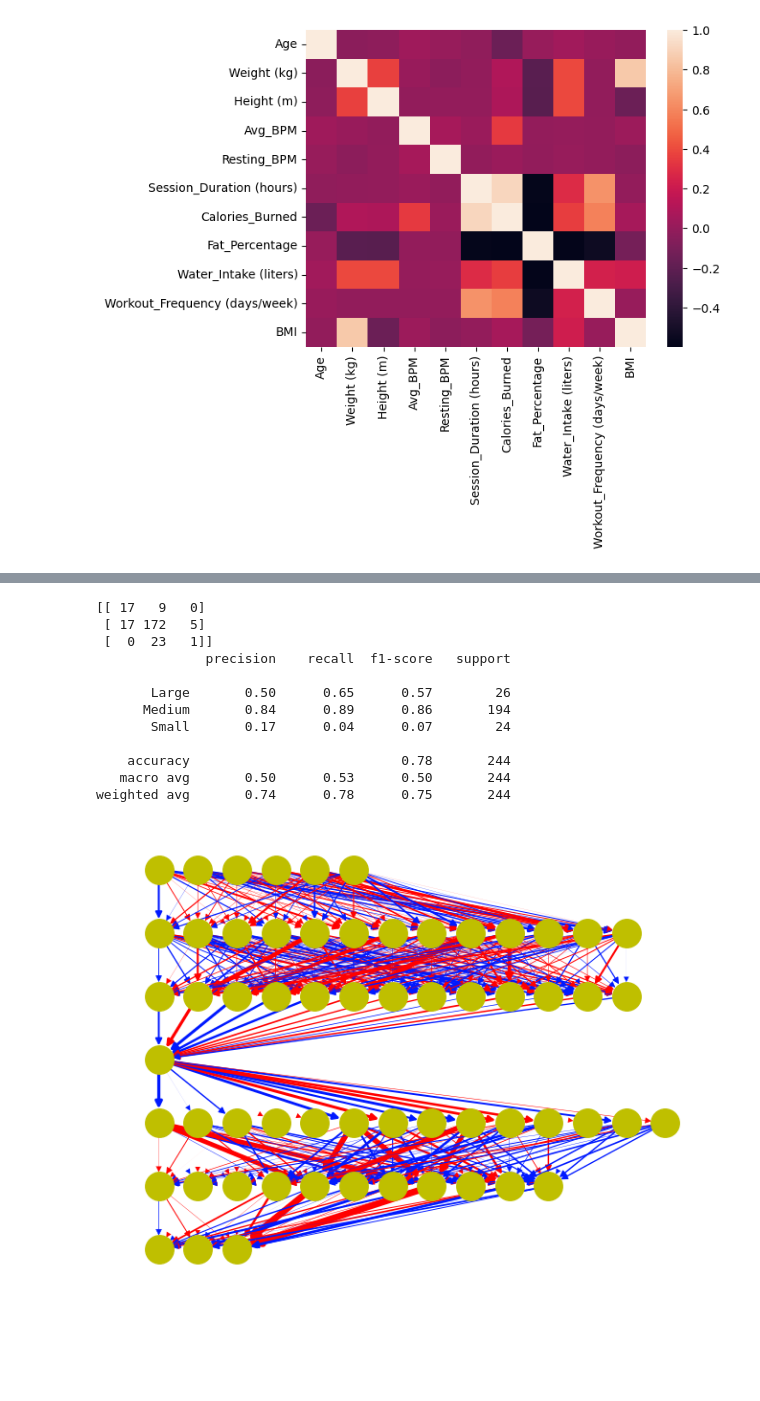
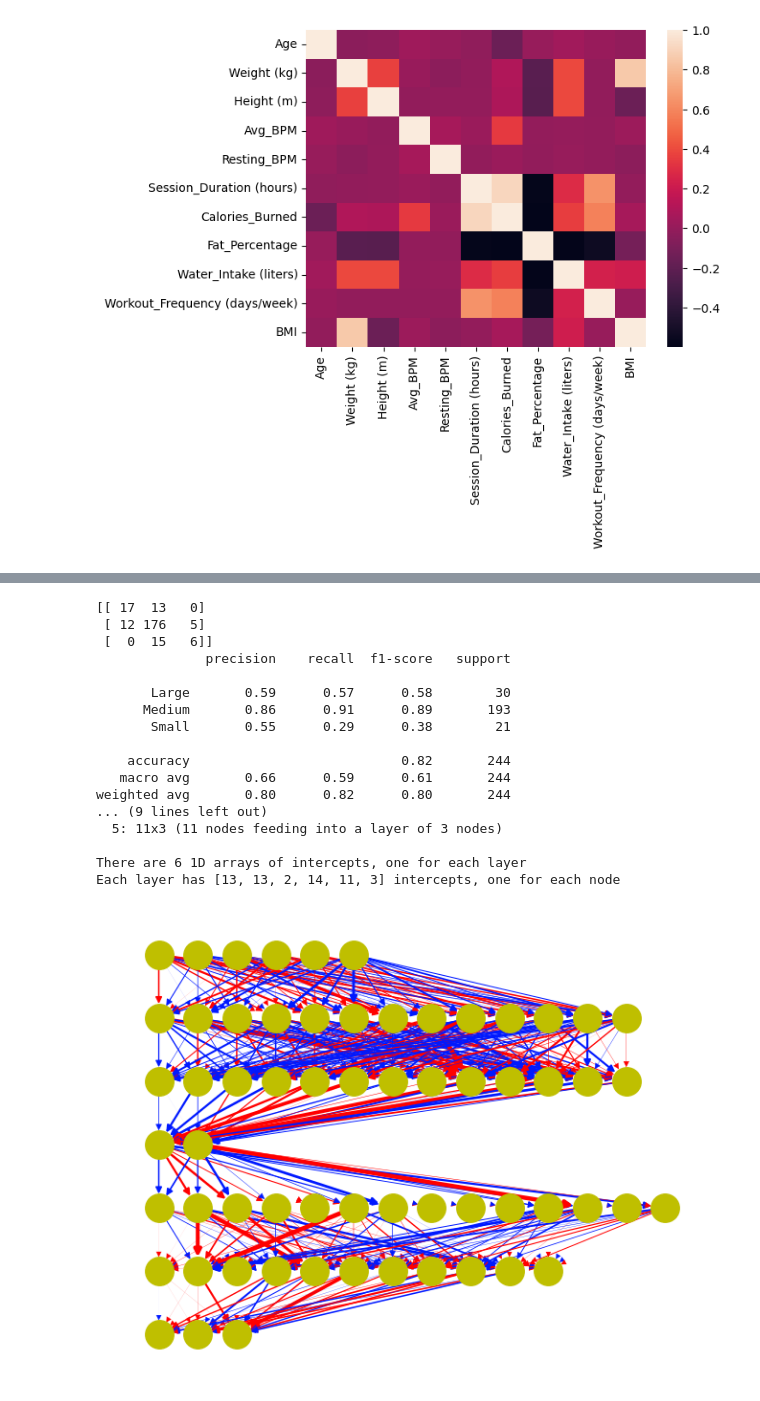
Before and after one commit to LaytonWashburn/CS5830_Project8, a Jupyter notebook: project8.ipynb, the cells around one changed output, grey strips where cells are left out. Drawn from its saved outputs; the diff is of its cells as text; code cells hidden in the pictures; blank space fills up the shorter version.

```diff
--- a/project8.ipynb
+++ b/project8.ipynb
@@ -167,21 +167,26 @@ def makeNetwork(hiddenLayer):
     print('Each layer has {} intercepts, one for each node'.format([len(mlp.intercepts_[l]) for l,_ in enumerate(mlp.intercepts_)]))
     show_ann(mlp)
 # %%
-makeNetwork((13, 13, 1, 14, 11))
+makeNetwork((13, 13, 2, 14, 11))
 # %% [output]
-[[ 17   9   0]
- [ 17 172   5]
- [  0  23   1]]
+[[ 17  13   0]
+ [ 12 176   5]
+ [  0  15   6]]
               precision    recall  f1-score   support
 
-       Large       0.50      0.65      0.57        26
-      Medium       0.84      0.89      0.86       194
-       Small       0.17      0.04      0.07        24
+       Large       0.59      0.57      0.58        30
+      Medium       0.86      0.91      0.89       193
+       Small       0.55      0.29      0.38        21
 
-    accuracy                           0.78       244
-   macro avg       0.50      0.53      0.50       244
-weighted avg       0.74      0.78      0.75       244
+    accuracy                           0.82       244
+   macro avg       0.66      0.59      0.61       244
+weighted avg       0.80      0.82      0.80       244
+... (9 lines left out)
+  5: 11x3 (11 nodes feeding into a layer of 3 nodes)
+
+There are 6 1D arrays of intercepts, one for each layer
+Each layer has [13, 13, 2, 14, 11, 3] intercepts, one for each node
-[figure, old version]
+[figure, new version]
 # %%
 makeNetwork((13, 13,14, 11))
 # %% [output]
```
Also changed, not shown: parts of 5 cells of this notebook.
